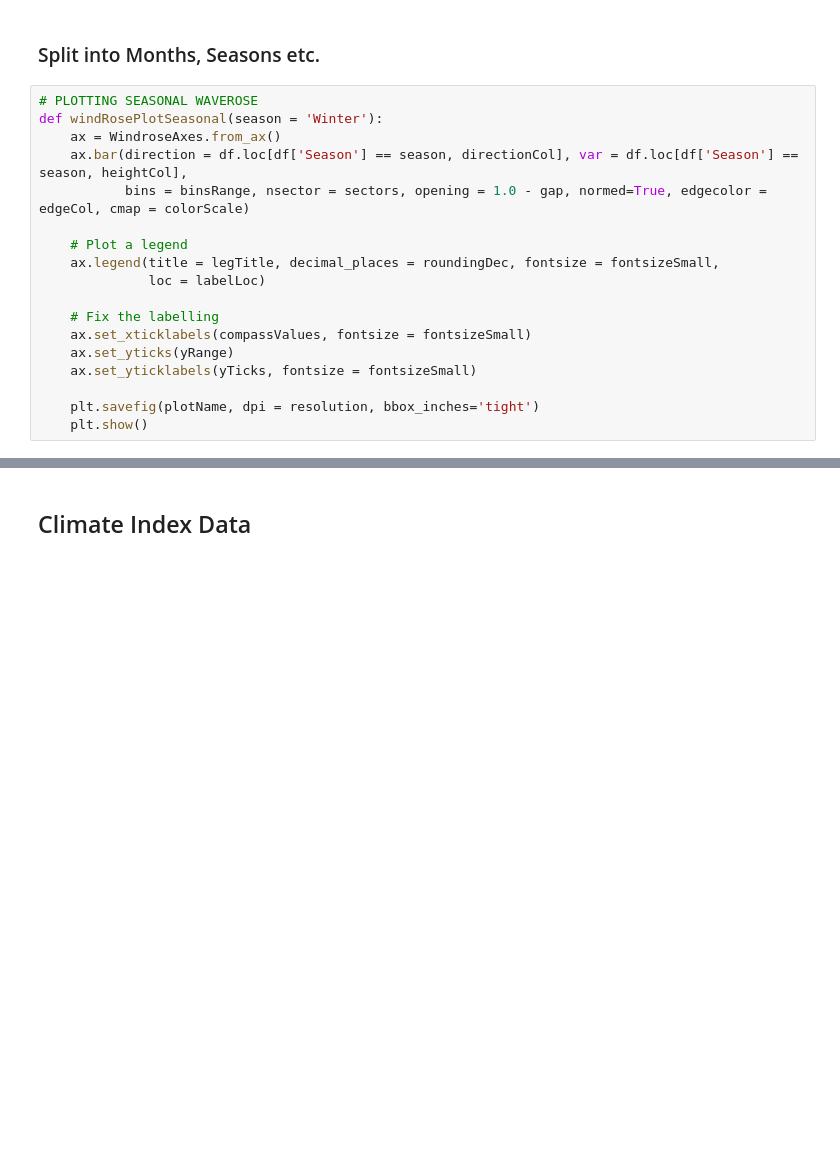
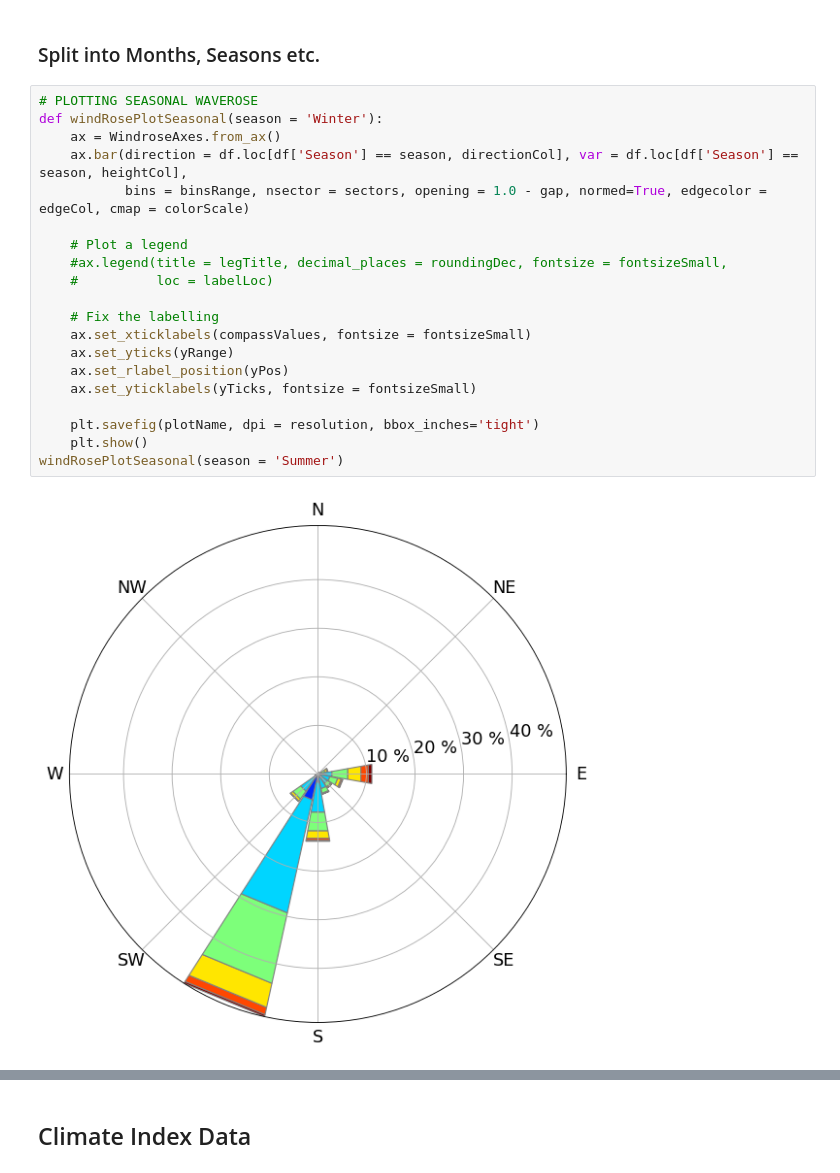
Before and after one commit to james-th94/NaturalShorelineVariability_Grassy, a Jupyter notebook: src/Notebooks/WaveRoses.ipynb, the cells around one changed output, grey strips where cells are left out. Saved outputs shown, nothing was run; the diff lists cells and outputs as text; blank space fills up the shorter version.

```diff
--- a/src/Notebooks/WaveRoses.ipynb
+++ b/src/Notebooks/WaveRoses.ipynb
@@ -185,21 +160,25 @@ plt.show()
 # %%
 # PLOTTING SEASONAL WAVEROSE
 def windRosePlotSeasonal(season = 'Winter'):
     ax = WindroseAxes.from_ax()
     ax.bar(direction = df.loc[df['Season'] == season, directionCol], var = df.loc[df['Season'] == season, heightCol],
            bins = binsRange, nsector = sectors, opening = 1.0 - gap, normed=True, edgecolor = edgeCol, cmap = colorScale)
 
     # Plot a legend
-    ax.legend(title = legTitle, decimal_places = roundingDec, fontsize = fontsizeSmall,
-              loc = labelLoc)
+    #ax.legend(title = legTitle, decimal_places = roundingDec, fontsize = fontsizeSmall,
+    #          loc = labelLoc)
 
     # Fix the labelling
     ax.set_xticklabels(compassValues, fontsize = fontsizeSmall)
     ax.set_yticks(yRange)
+    ax.set_rlabel_position(yPos)
     ax.set_yticklabels(yTicks, fontsize = fontsizeSmall)
 
     plt.savefig(plotName, dpi = resolution, bbox_inches='tight')
     plt.show()
+windRosePlotSeasonal(season = 'Summer')
+# %% [output]
+[figure, added]
 # %%
 def windRosePlot(directionVar = df[directionCol], heightVar = df[heightCol]):
     ax = WindroseAxes.from_ax()
```
Also changed, not shown: parts of 15 cells of this notebook, 1 other file.
